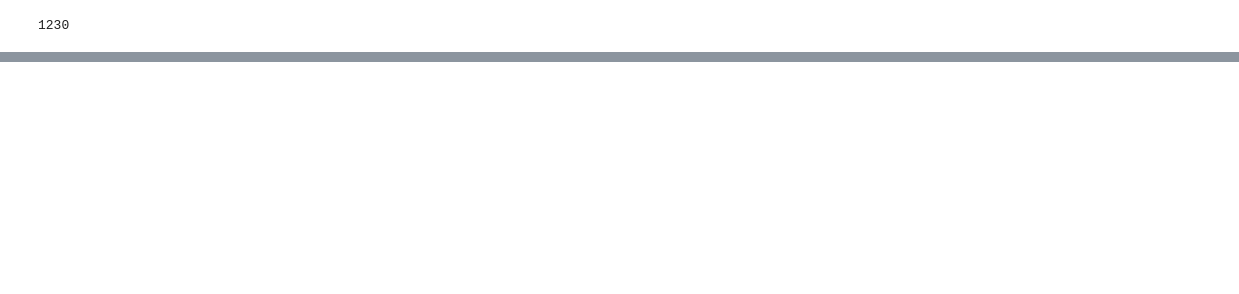
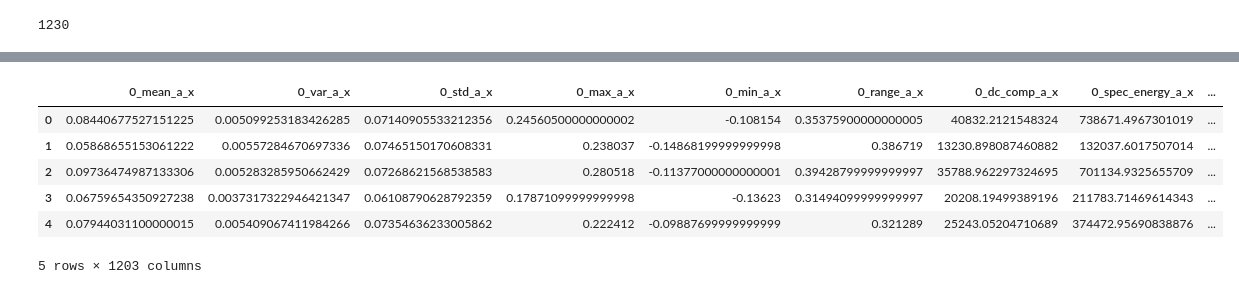
Before and after one commit to Zahra-Ferdous/Thesis_Human_Action_Recognition_from_Depth_Video, a Jupyter notebook: sensor data preprocess.ipynb, the cells around one changed output, grey strips where cells are left out. Drawn from its saved outputs; the diff is of its cells as text; code cells hidden in the pictures; blank space fills up the shorter version.

```diff
--- a/sensor data preprocess.ipynb
+++ b/sensor data preprocess.ipynb
@@ -460,0 +468,3 @@ xD.head()
+# %%
+xD.drop(['0_filename'], axis = 1, inplace = True)
+xD['filename'] = fn
@@ -460,0 +495,13 @@ xD.head()
+# %%
+xD.columns = col_name
+xD.to_csv('sensor_data_nan.csv', index=False)
+# %%
+xD.head()
+# %% [output]
+|  | 0_mean_a_x | 0_var_a_x | 0_std_a_x | 0_max_a_x | 0_min_a_x | 0_range_a_x | 0_dc_comp_a_x | 0_spec_energy_a_x | ... |
+| 0 | 0.08440677527151225 | 0.005099253183426285 | 0.07140905533212356 | 0.24560500000000002 | -0.108154 | 0.35375900000000005 | 40832.2121548324 | 738671.4967301019 | ... |
+| 1 | 0.05868655153061222 | 0.00557284670697336 | 0.07465150170608331 | 0.238037 | -0.14868199999999998 | 0.386719 | 13230.898087460882 | 132037.6017507014 | ... |
+| 2 | 0.09736474987133306 | 0.005283285950662429 | 0.07268621568538583 | 0.280518 | -0.11377000000000001 | 0.39428799999999997 | 35788.962297324695 | 701134.9325655709 | ... |
+| 3 | 0.06759654350927238 | 0.0037317322946421347 | 0.06108790628792359 | 0.17871099999999998 | -0.13623 | 0.31494099999999997 | 20208.19499389196 | 211783.71469614343 | ... |
+| 4 | 0.07944031100000015 | 0.005409067411984266 | 0.07354636233005862 | 0.222412 | -0.09887699999999999 | 0.321289 | 25243.05204710689 | 374472.95690838876 | ... |
+5 rows × 1203 columns
```
Also changed, not shown: parts of 18 cells of this notebook.
